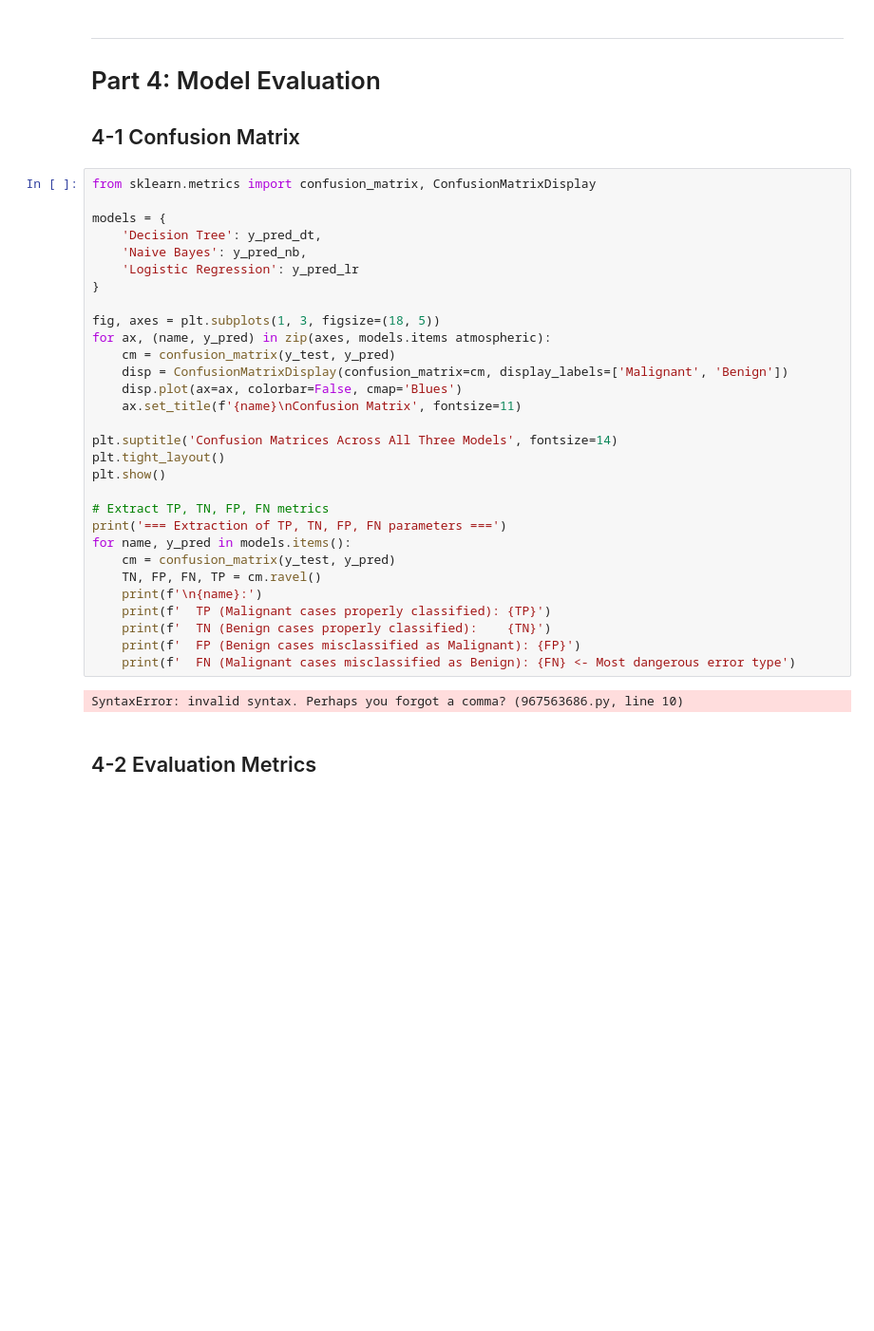
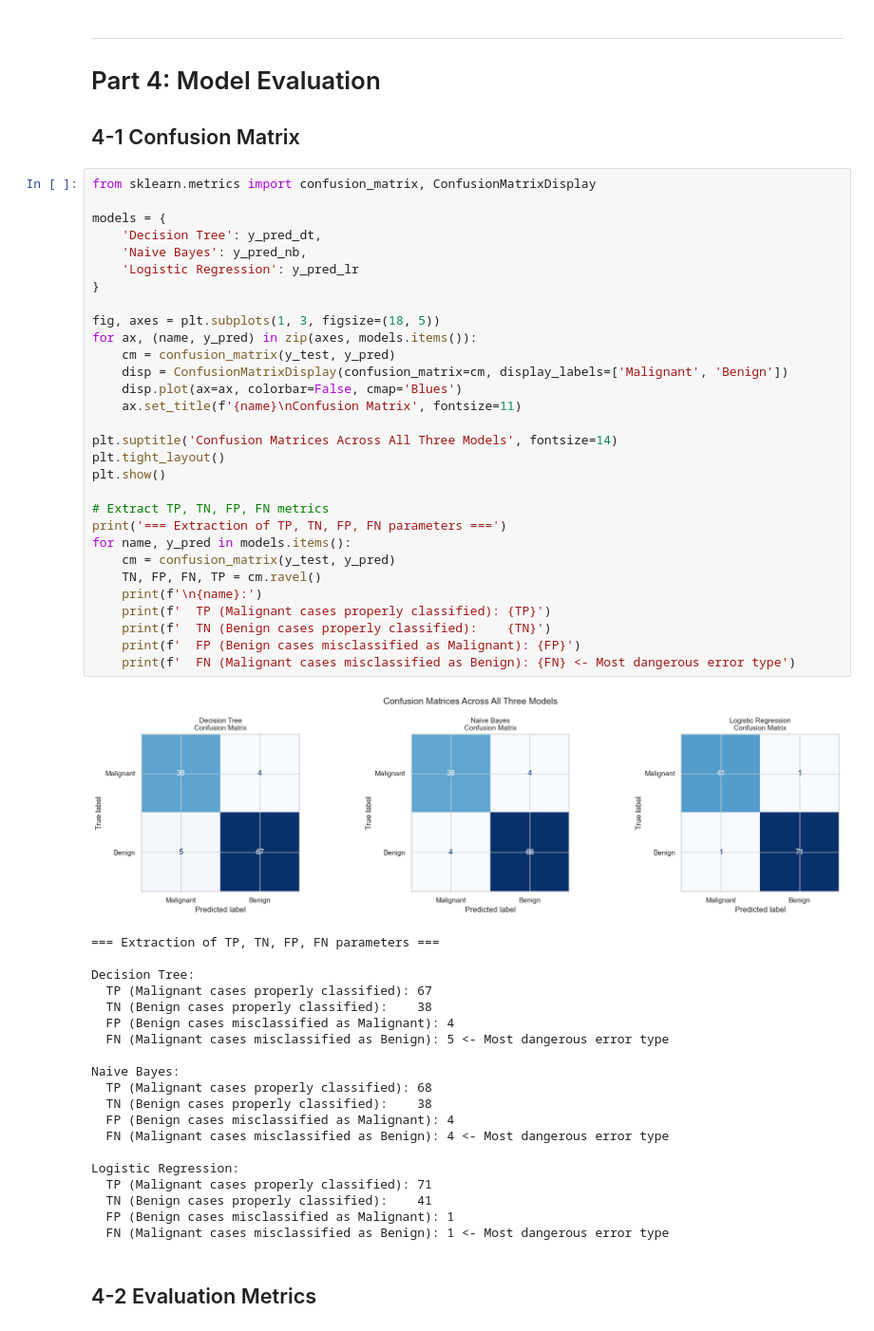
Before and after one commit to aghrabooti/breast-cancer-detection-ml, a Jupyter notebook: breast-cancer-detection-ml.ipynb, the cells around one changed output. Shown at 95% size. Drawn from its saved outputs; the diff is of its cells as text; blank space fills up the shorter version.

```diff
--- a/breast-cancer-detection-ml.ipynb
+++ b/breast-cancer-detection-ml.ipynb
@@ -639,35 +656,54 @@ Total variance explained by the 2 primary PCA components: 65.6%
 # %%
 from sklearn.metrics import confusion_matrix, ConfusionMatrixDisplay
 
 models = {
     'Decision Tree': y_pred_dt,
     'Naive Bayes': y_pred_nb,
     'Logistic Regression': y_pred_lr
 }
 
 fig, axes = plt.subplots(1, 3, figsize=(18, 5))
-for ax, (name, y_pred) in zip(axes, models.items atmospheric):
+for ax, (name, y_pred) in zip(axes, models.items()):
     cm = confusion_matrix(y_test, y_pred)
     disp = ConfusionMatrixDisplay(confusion_matrix=cm, display_labels=['Malignant', 'Benign'])
     disp.plot(ax=ax, colorbar=False, cmap='Blues')
     ax.set_title(f'{name}\nConfusion Matrix', fontsize=11)
 
 plt.suptitle('Confusion Matrices Across All Three Models', fontsize=14)
 plt.tight_layout()
 plt.show()
 
 # Extract TP, TN, FP, FN metrics
 print('=== Extraction of TP, TN, FP, FN parameters ===')
 for name, y_pred in models.items():
     cm = confusion_matrix(y_test, y_pred)
     TN, FP, FN, TP = cm.ravel()
     print(f'\n{name}:')
     print(f'  TP (Malignant cases properly classified): {TP}')
     print(f'  TN (Benign cases properly classified):    {TN}')
     print(f'  FP (Benign cases misclassified as Malignant): {FP}')
     print(f'  FN (Malignant cases misclassified as Benign): {FN} <- Most dangerous error type')
 # %% [output]
+[figure, added]
-SyntaxError: invalid syntax. Perhaps you forgot a comma? (967563686.py, line 10)
+=== Extraction of TP, TN, FP, FN parameters ===
+
+Decision Tree:
+  TP (Malignant cases properly classified): 67
+  TN (Benign cases properly classified):    38
+  FP (Benign cases misclassified as Malignant): 4
+  FN (Malignant cases misclassified as Benign): 5 <- Most dangerous error type
+
+Naive Bayes:
+  TP (Malignant cases properly classified): 68
+  TN (Benign cases properly classified):    38
+  FP (Benign cases misclassified as Malignant): 4
+  FN (Malignant cases misclassified as Benign): 4 <- Most dangerous error type
+
+Logistic Regression:
+  TP (Malignant cases properly classified): 71
+  TN (Benign cases properly classified):    41
+  FP (Benign cases misclassified as Malignant): 1
+  FN (Malignant cases misclassified as Benign): 1 <- Most dangerous error type
 # %% [markdown]
 ## 4-2 Evaluation Metrics
 # %%
```
Also changed, not shown: parts of 6 cells of this notebook.
